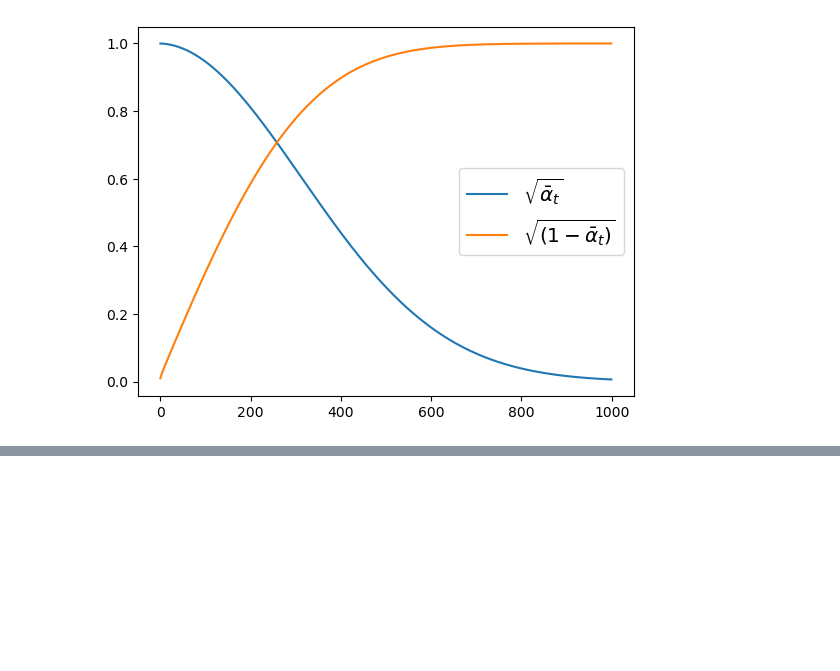
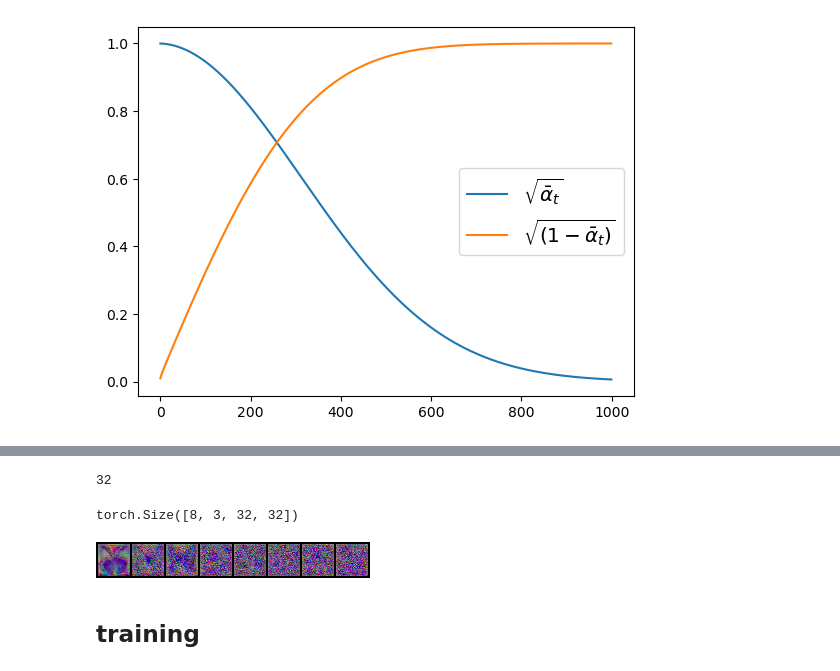
Before and after one commit to chunhuizhang/diffusion_models_tutorials, a Jupyter notebook: tutorials/diffusers_introduction.ipynb, the cells around one changed output, grey strips where cells are left out. Cells and saved outputs as stored; diff of their text form; code cells hidden in the pictures; blank space fills up the shorter version.

```diff
--- a/tutorials/diffusers_introduction.ipynb
+++ b/tutorials/diffusers_introduction.ipynb
@@ -179,0 +244,30 @@ plt.legend(fontsize="x-large");
+# %%
+image_size
+# %% [output]
+32
+# %%
+unet = UNet2DModel(sample_size=image_size,
+                   in_channels=3,
+                   out_channels=3,
+                   layers_per_block=2,
+                   block_out_channels=[64, 128, 128, 256],
+                   down_block_types=['DownBlock2D', 'DownBlock2D', # a regular ResNet downsampling block
+                                     'AttnDownBlock2D', # a ResNet downsampling block with spatial self-attention
+                                     'AttnDownBlock2D'],
+                   up_block_types=['AttnUpBlock2D', 'AttnUpBlock2D', # a ResNet upsampling block with spatial self-attention
+                                   'UpBlock2D', 'UpBlock2D', # a regular ResNet upsampling block
+                                  ])
+unet = unet.to(device)
+# unet
+# %%
+with torch.no_grad():
+    model_pred = unet(noisy_image_batch, timesteps).sample
+model_pred.shape
+# %% [output]
+torch.Size([8, 3, 32, 32])
+# %%
+show_images(model_pred)
+# %% [output]
+[figure, added]
+# %% [markdown]
+## training
```
Also changed, not shown: parts of 24 cells of this notebook.
